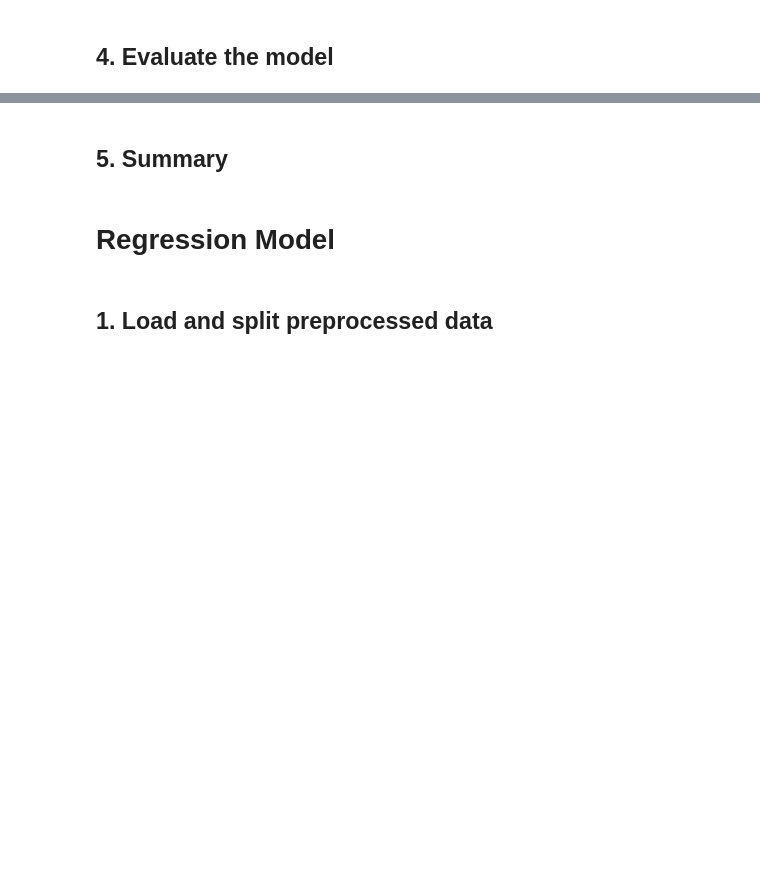
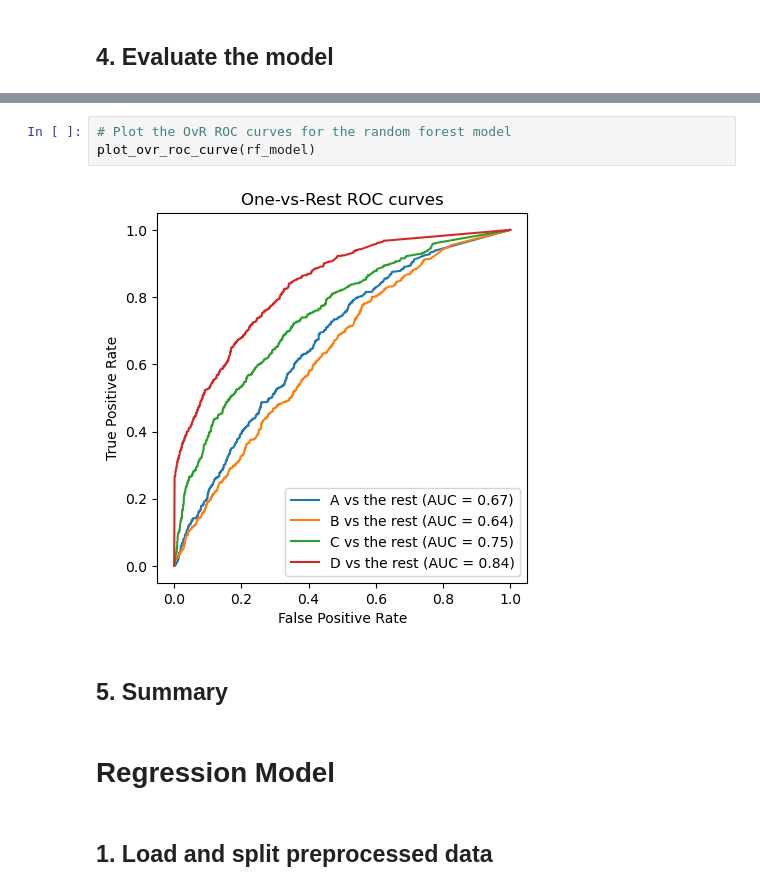
Before and after one commit to aguo921/2023-Phase-2, a Jupyter notebook: data-science/2. Training and Evaluation/part2-submission.ipynb, the cells around one changed output, grey strips where cells are left out. Cells and saved outputs as stored; diff of their text form; blank space fills up the shorter version.

```diff
--- a/data-science/2. Training and Evaluation/part2-submission.ipynb
+++ b/data-science/2. Training and Evaluation/part2-submission.ipynb
@@ -101,3 +161,8 @@ array([[212, 132,  95, 125],
+# %%
+# Plot the OvR ROC curves for the random forest model
+plot_ovr_roc_curve(rf_model)
+# %% [output]
+[figure, added]
 # %% [markdown]
 ## 5. Summary
 # %% [markdown]
```
Also changed, not shown: parts of 12 cells of this notebook, 1 other file.
